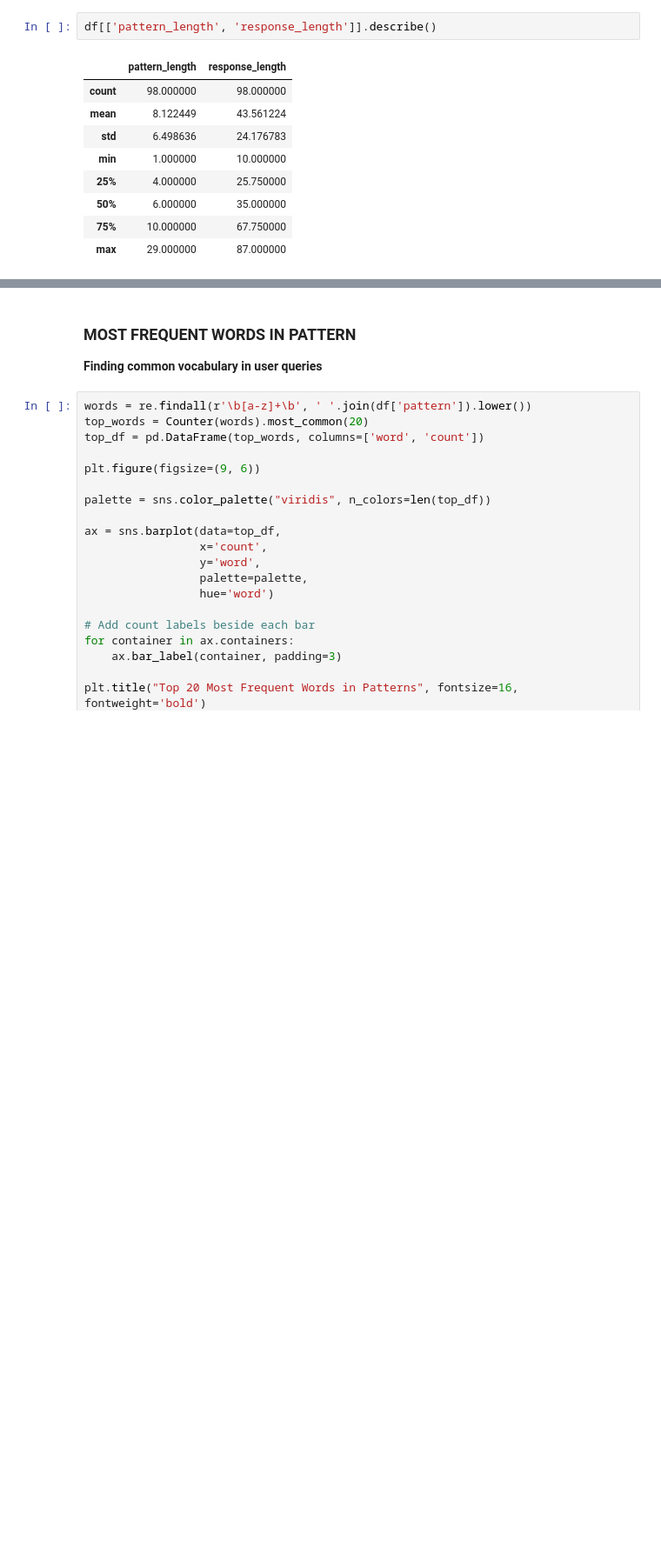
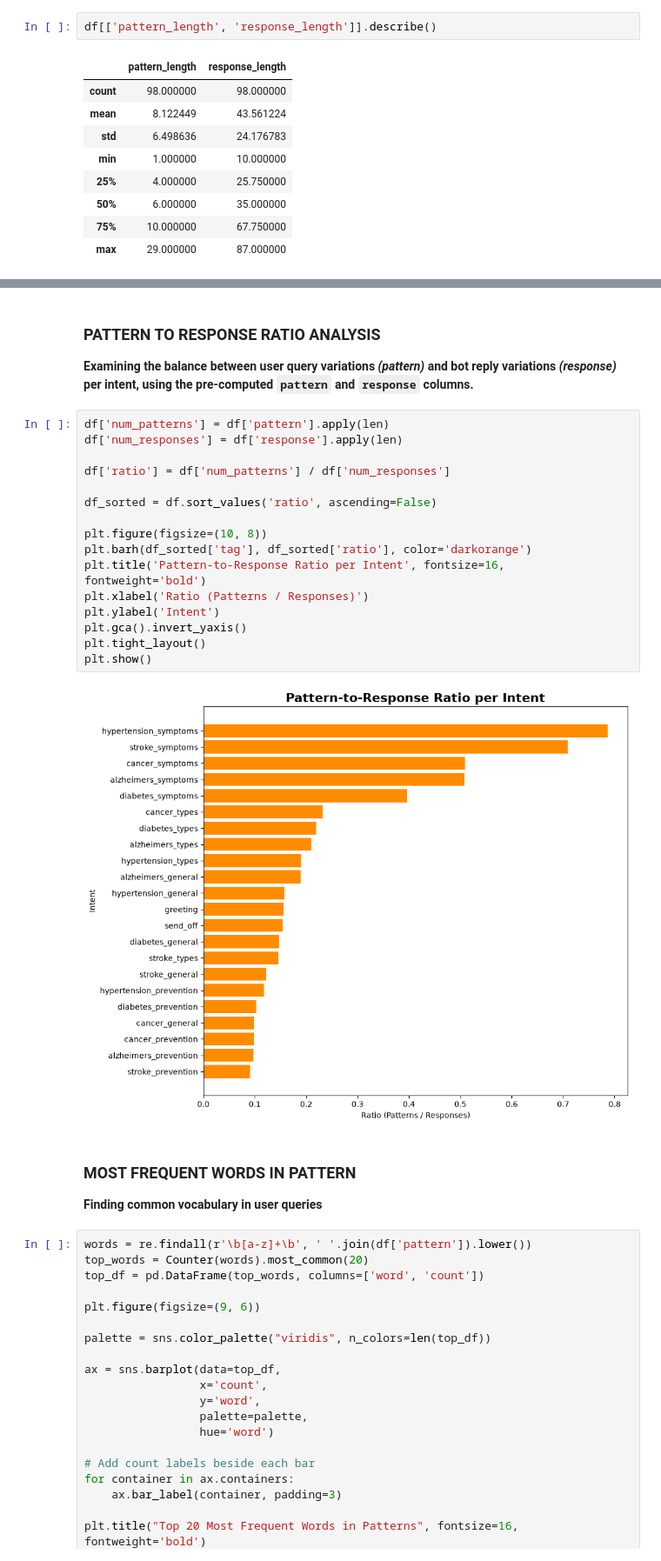
Before and after one commit to Yuvaraj-Dey-2006/SymptoSense-AI, a Jupyter notebook: EDA/EDA.ipynb, the cells around one changed output, grey strips where cells are left out. Shown at 87% size. Saved outputs shown, nothing was run; the diff lists cells and outputs as text; blank space fills up the shorter version.

```diff
--- a/EDA/EDA.ipynb
+++ b/EDA/EDA.ipynb
@@ -212,3 +253,24 @@ plt.show()
+# %% [markdown]
+###  **PATTERN TO RESPONSE RATIO ANALYSIS**
+**Examining the balance between user query variations *(pattern)* and bot reply variations *(response)* per intent, using the pre-computed `pattern` and `response` columns.**
+# %%
+df['num_patterns'] = df['pattern'].apply(len)
+df['num_responses'] = df['response'].apply(len)
+
+df['ratio'] = df['num_patterns'] / df['num_responses']
+
+df_sorted = df.sort_values('ratio', ascending=False)
+
+plt.figure(figsize=(10, 8))
+plt.barh(df_sorted['tag'], df_sorted['ratio'], color='darkorange')
+plt.title('Pattern-to-Response Ratio per Intent', fontsize=16, fontweight='bold')
+plt.xlabel('Ratio (Patterns / Responses)')
+plt.ylabel('Intent')
+plt.gca().invert_yaxis()
+plt.tight_layout()
+plt.show()
+# %% [output]
+[figure, added]
 # %% [markdown]
 ### MOST FREQUENT WORDS IN PATTERN
 **Finding common vocabulary in user queries**
```
Also changed, not shown: parts of 7 cells of this notebook.
